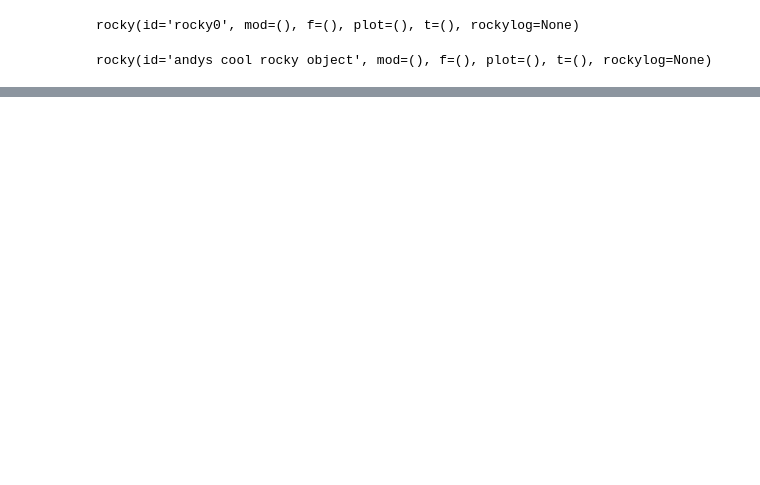
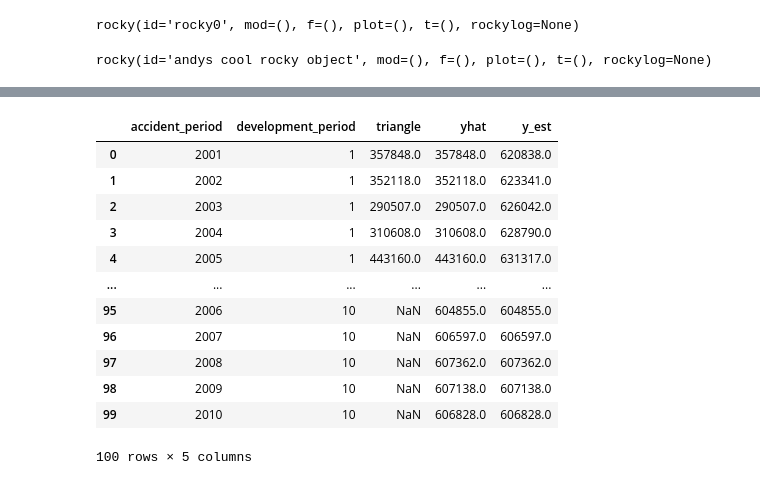
Before and after one commit to rocky-reserving/rocky, a Jupyter notebook: rocky-app/ROCKY Demo.ipynb, the cells around one changed output, grey strips where cells are left out. Cells and saved outputs as stored; diff of their text form; code cells hidden in the pictures; blank space fills up the shorter version.

```diff
--- a/rocky-app/ROCKY Demo.ipynb
+++ b/rocky-app/ROCKY Demo.ipynb
@@ -297,0 +324,19 @@ mi._get_X()
+# %%
+df = r.paid_loss.melt_triangle()
+df['yhat'] = r.tweedie.GetY().tolist() + r.tweedie.Predict('forecast').round(0).tolist()
+df['y_est'] = r.tweedie.Predict().round(0).tolist()
+df
+# %% [output]
+|  | accident_period | development_period | triangle | yhat | y_est |
+| 0 | 2001 | 1 | 357848.0 | 357848.0 | 620838.0 |
+| 1 | 2002 | 1 | 352118.0 | 352118.0 | 623341.0 |
+| 2 | 2003 | 1 | 290507.0 | 290507.0 | 626042.0 |
+| 3 | 2004 | 1 | 310608.0 | 310608.0 | 628790.0 |
+| 4 | 2005 | 1 | 443160.0 | 443160.0 | 631317.0 |
+| ... | ... | ... | ... | ... | ... |
+| 95 | 2006 | 10 | NaN | 604855.0 | 604855.0 |
+| 96 | 2007 | 10 | NaN | 606597.0 | 606597.0 |
+| 97 | 2008 | 10 | NaN | 607362.0 | 607362.0 |
+| 98 | 2009 | 10 | NaN | 607138.0 | 607138.0 |
+| 99 | 2010 | 10 | NaN | 606828.0 | 606828.0 |
+100 rows × 5 columns
```
Also changed, not shown: parts of 39 cells of this notebook, 13 other files.
